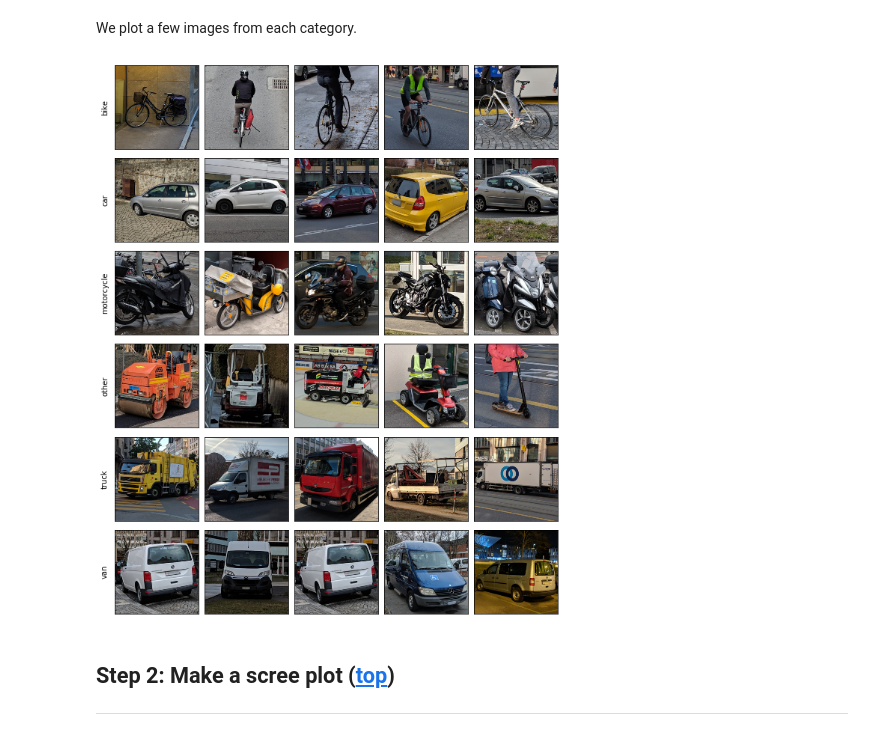
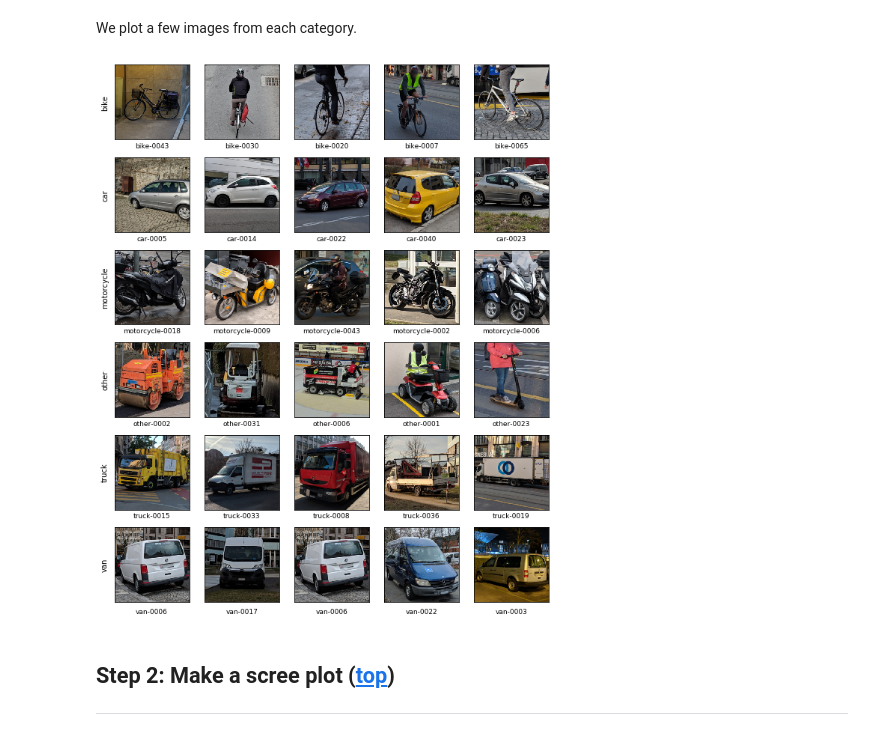
Before and after one commit to jeanrichard/epflx-adsml19-course4-project, a Jupyter notebook: 02_Data_exploration.ipynb, the cells around one changed output. Drawn from its saved outputs; the diff is of its cells as text; code cells hidden in the pictures.

```diff
--- a/02_Data_exploration.ipynb
+++ b/02_Data_exploration.ipynb
@@ -39,10 +40,11 @@ names: shape=(6,), dtype=<U10
 features: shape=(280, 1280), dtype=float32
 # %%
-names = data_train['names']  # Same for all data sets.
+label_strs = data_train['label_strs']  # Same for all data sets.
 
 X_train = data_train['data']
-y_train = data_train['labels']
+y_train = data_train['label_idxs']
 F_train = data_train['features']
+N_train = data_train['names']
 # %% [markdown]
 ## Step 1: Plot a few images<a name="step-2.1"></a> ([top](#top-2))
 ---
@@ -56,8 +58,8 @@ import matplotlib.pyplot as plt
 # %% [markdown]
 We define a helper function to plot a few images from each category.
 # %%
-def plot_samples(X: np.ndarray, y: np.ndarray, names: np.ndarray,
-                 n_samples: T.Optional[int] = 5,
+def plot_samples(X: np.ndarray, y: np.ndarray, N: np.ndarray, label_strs: np.ndarray,
+                 nsamples: T.Optional[int] = 5,
                  cell_width: T.Optional[int] = 1.75,
                  cell_height: T.Optional[int] = 1.75,
                  random_state: T.Optional[int] = None) -> None:
@@ -66,12 +68,12 @@ def plot_samples(X: np.ndarray, y: np.ndarray, names: np.ndarray,
 
     Args:
         X: A list of images, as a NumPy array of shape
-           ``n [samples] x height [pixels] x width [pixels] x 3 [color channels]``.
-        y: The list of numeric labels of the images, as a Numpy array of shape
-           ``n [samples]``.
-        names: The list of unique text labels of the images, as a NumPy array of shape
-          ``k [categories]``.
-        n_samples: The number of images to plot from each category.
+            ``n [samples] x height [pixels] x width [pixels] x 3 [color channels]``.
+        y: The list of numeric labels of the images, as a NumPy array of shape
+            ``n [samples]``.
+        label_strs: The list of unique text labels of the images, as a NumPy array of shape
+            ``k [categories]``.
+        nsamples: The number of images to plot from each category.
         cell_width: The width of a cell.
         cell_height: The height of a cell.
         random_state: The seed for the PRNG.
@@ -80,12 +82,12 @@ def plot_samples(X: np.ndarray, y: np.ndarray, names: np.ndarray,
         # Make it deterministic.
         np.random.seed(random_state)
 
-    nrows = len(names)
-    ncols = n_samples
+    nrows = len(label_strs)
+    ncols = nsamples
     fig, axs = plt.subplots(nrows=nrows, ncols=ncols,
                             figsize=(ncols * cell_width, nrows * cell_height),
                             sharex=True, sharey=True)
-    for label in range(len(names)):
+    for label in range(len(label_strs)):
         axs_cat = axs[label, :]
 
         # Randomly choose a few indices of images that belong to this category.
@@ -98,10 +100,11 @@ def plot_samples(X: np.ndarray, y: np.ndarray, names: np.ndarray,
 
             # Add a row header.
             if j == 0:
-                ax_cat.set_ylabel(names[label])
+                ax_cat.set_ylabel(label_strs[label])
 
             # Add labels.
-#             ax_cat.set_xlabel(f'idx: {idx_cat:03d}', fontsize=9)
+            name_short = pathlib.Path(N[idx_cat]).stem
+            ax_cat.set_xlabel(f'{name_short}', fontsize=9)
 
             # X/y-axis: hide the ticks and their labels.
             ax_cat.tick_params(axis='both', which='both', length=0)
@@ -113,9 +116,9 @@ def plot_samples(X: np.ndarray, y: np.ndarray, names: np.ndarray,
 # %% [markdown]
 We plot a few images from each category.
 # %%
-plot_samples(X_train, y_train, names, random_state=0)
+plot_samples(X_train, y_train, N_train, label_strs, random_state=0)
 # %% [output]
-[figure, old version]
+[figure, new version]
 # %% [markdown]
 ## Step 2: Make a scree plot<a name="step-2.2"></a> ([top](#top-2))
 ---
```
Also changed, not shown: parts of 8 cells of this notebook, 7 other files.
